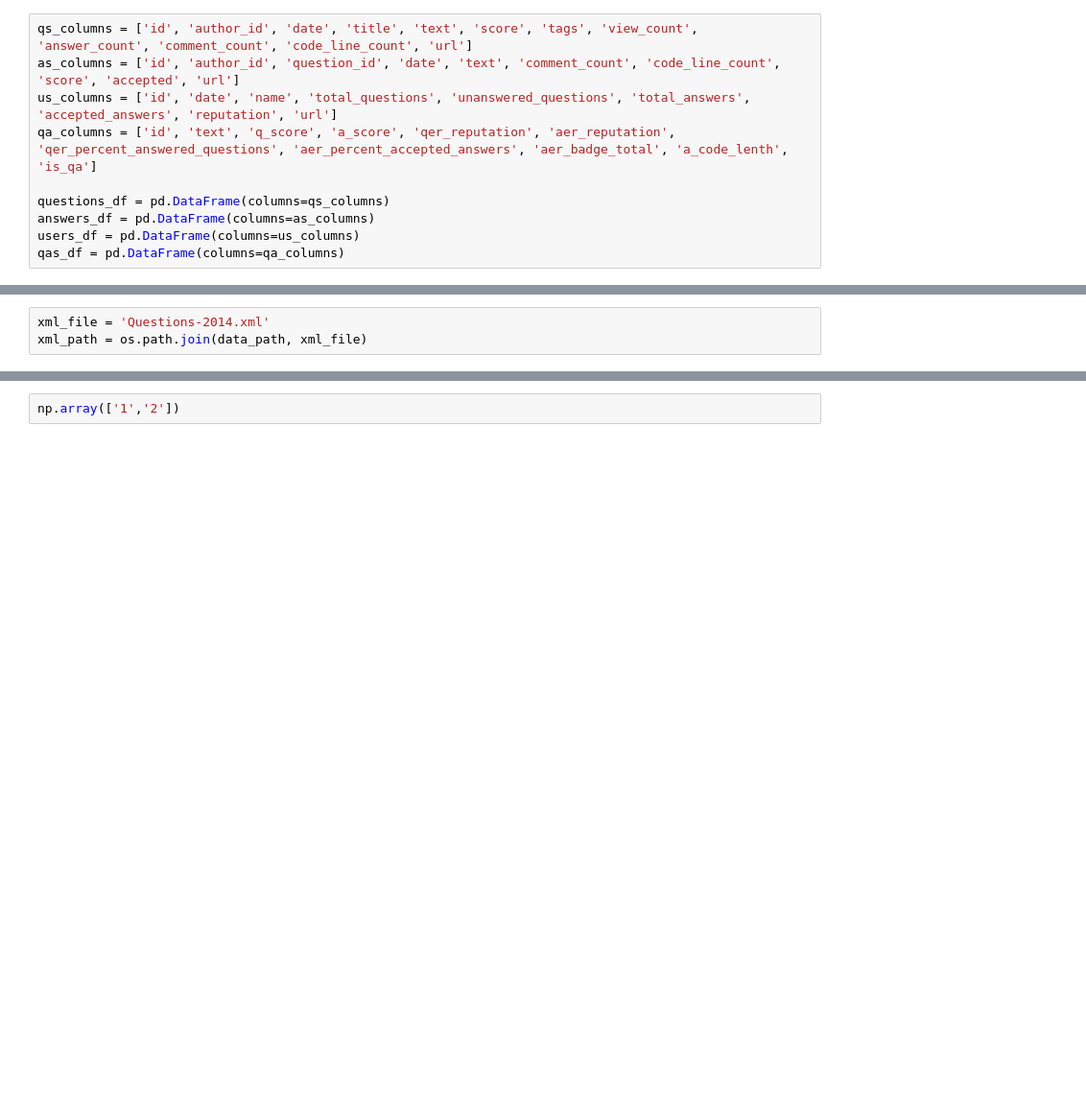
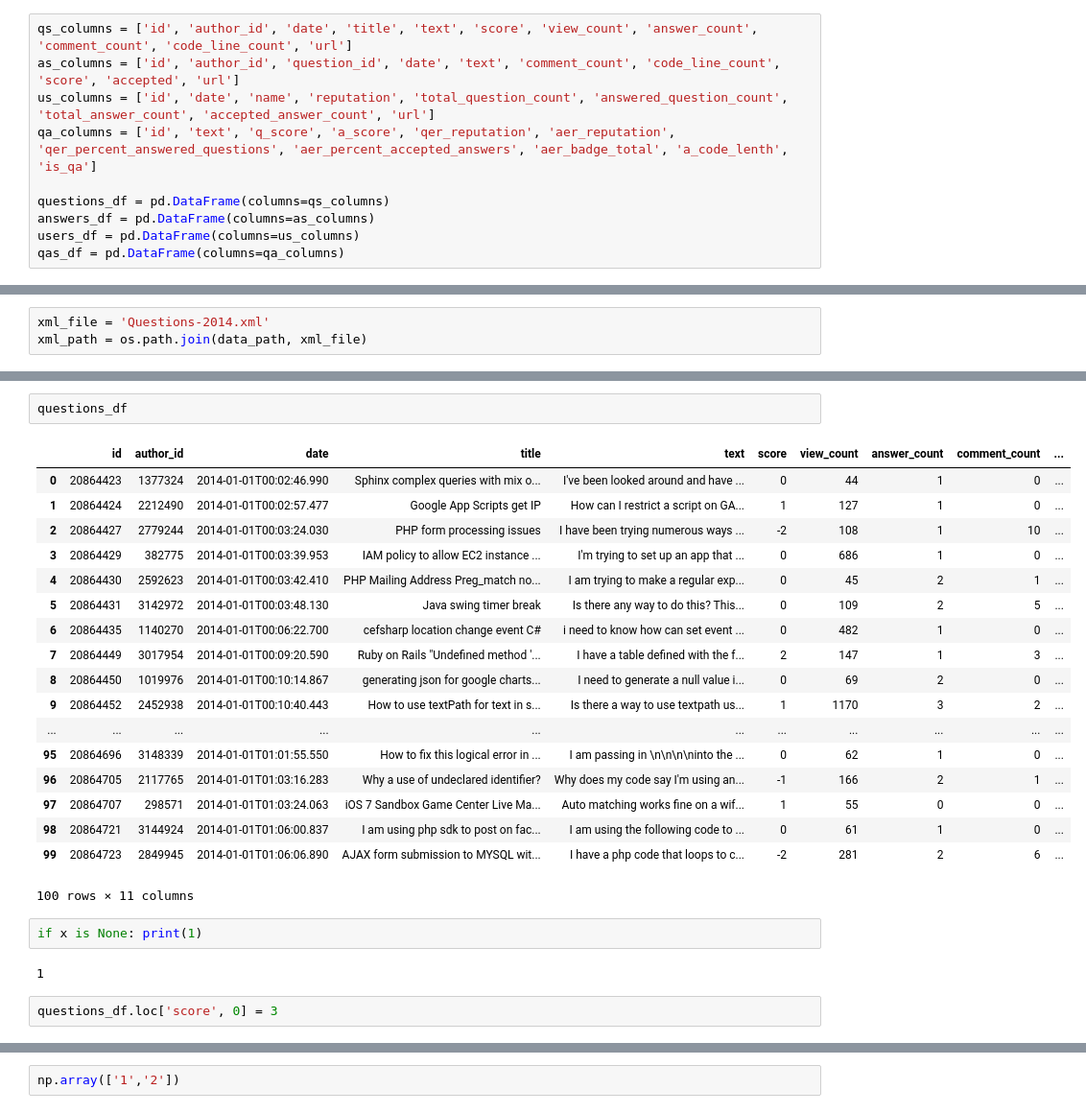
Before and after one commit to mavillard/so, a Jupyter notebook: so_xml.ipynb, the cells around one changed output, grey strips where cells are left out. Shown at 96% size. Cells and saved outputs as stored; diff of their text form; blank space fills up the shorter version.

```diff
--- a/so_xml.ipynb
+++ b/so_xml.ipynb
@@ -48,9 +48,9 @@ url_base_q = url_base + 'questions/'
 url_base_a = url_base + 'questions/'
 url_base_u = url_base + 'users/'
 # %%
-qs_columns = ['id', 'author_id', 'date', 'title', 'text', 'score', 'tags', 'view_count', 'answer_count', 'comment_count', 'code_line_count', 'url']
+qs_columns = ['id', 'author_id', 'date', 'title', 'text', 'score', 'view_count', 'answer_count', 'comment_count', 'code_line_count', 'url']
 as_columns = ['id', 'author_id', 'question_id', 'date', 'text', 'comment_count', 'code_line_count', 'score', 'accepted', 'url']
-us_columns = ['id', 'date', 'name', 'total_questions', 'unanswered_questions', 'total_answers', 'accepted_answers', 'reputation', 'url']
+us_columns = ['id', 'date', 'name', 'reputation', 'total_question_count', 'answered_question_count', 'total_answer_count', 'accepted_answer_count', 'url']
 qa_columns = ['id', 'text', 'q_score', 'a_score', 'qer_reputation', 'aer_reputation', 'qer_percent_answered_questions', 'aer_percent_accepted_answers', 'aer_badge_total', 'a_code_lenth', 'is_qa']
 
 questions_df = pd.DataFrame(columns=qs_columns)
@@ -146,0 +174,27 @@ for event, elem in iterparser:
+# %%
+questions_df
+# %% [output]
+|  | id | author_id | date | title | text | score | view_count | answer_count | comment_count | ... |
+| 0 | 20864423 | 1377324 | 2014-01-01T00:02:46.990 | Sphinx complex queries with mix o... | I've been looked around and have ... | 0 | 44 | 1 | 0 | ... |
+| 1 | 20864424 | 2212490 | 2014-01-01T00:02:57.477 | Google App Scripts get IP | How can I restrict a script on GA... | 1 | 127 | 1 | 0 | ... |
+| 2 | 20864427 | 2779244 | 2014-01-01T00:03:24.030 | PHP form processing issues | I have been trying numerous ways ... | -2 | 108 | 1 | 10 | ... |
+| 3 | 20864429 | 382775 | 2014-01-01T00:03:39.953 | IAM policy to allow EC2 instance ... | I'm trying to set up an app that ... | 0 | 686 | 1 | 0 | ... |
+| 4 | 20864430 | 2592623 | 2014-01-01T00:03:42.410 | PHP Mailing Address Preg_match no... | I am trying to make a regular exp... | 0 | 45 | 2 | 1 | ... |
+| 5 | 20864431 | 3142972 | 2014-01-01T00:03:48.130 | Java swing timer break | Is there any way to do this? This... | 0 | 109 | 2 | 5 | ... |
+| 6 | 20864435 | 1140270 | 2014-01-01T00:06:22.700 | cefsharp location change event C# | i need to know how can set event ... | 0 | 482 | 1 | 0 | ... |
+| 7 | 20864449 | 3017954 | 2014-01-01T00:09:20.590 | Ruby on Rails "Undefined method '... | I have a table defined with the f... | 2 | 147 | 1 | 3 | ... |
+| 8 | 20864450 | 1019976 | 2014-01-01T00:10:14.867 | generating json for google charts... | I need to generate a null value i... | 0 | 69 | 2 | 0 | ... |
+| 9 | 20864452 | 2452938 | 2014-01-01T00:10:40.443 | How to use textPath for text in s... | Is there a way to use textpath us... | 1 | 1170 | 3 | 2 | ... |
+| ... | ... | ... | ... | ... | ... | ... | ... | ... | ... | ... |
+| 95 | 20864696 | 3148339 | 2014-01-01T01:01:55.550 | How to fix this logical error in ... | I am passing in \n\n\n\ninto the ... | 0 | 62 | 1 | 0 | ... |
+| 96 | 20864705 | 2117765 | 2014-01-01T01:03:16.283 | Why a use of undeclared identifier? | Why does my code say I'm using an... | -1 | 166 | 2 | 1 | ... |
+| 97 | 20864707 | 298571 | 2014-01-01T01:03:24.063 | iOS 7 Sandbox Game Center Live Ma... | Auto matching works fine on a wif... | 1 | 55 | 0 | 0 | ... |
+| 98 | 20864721 | 3144924 | 2014-01-01T01:06:00.837 | I am using php sdk to post on fac... | I am using the following code to ... | 0 | 61 | 1 | 0 | ... |
+| 99 | 20864723 | 2849945 | 2014-01-01T01:06:06.890 | AJAX form submission to MYSQL wit... | I have a php code that loops to c... | -2 | 281 | 2 | 6 | ... |
+100 rows × 11 columns
+# %%
+if x is None: print(1)
+# %% [output]
+1
+# %%
+questions_df.loc['score', 0] = 3
```
Also changed, not shown: parts of 4 cells of this notebook.
